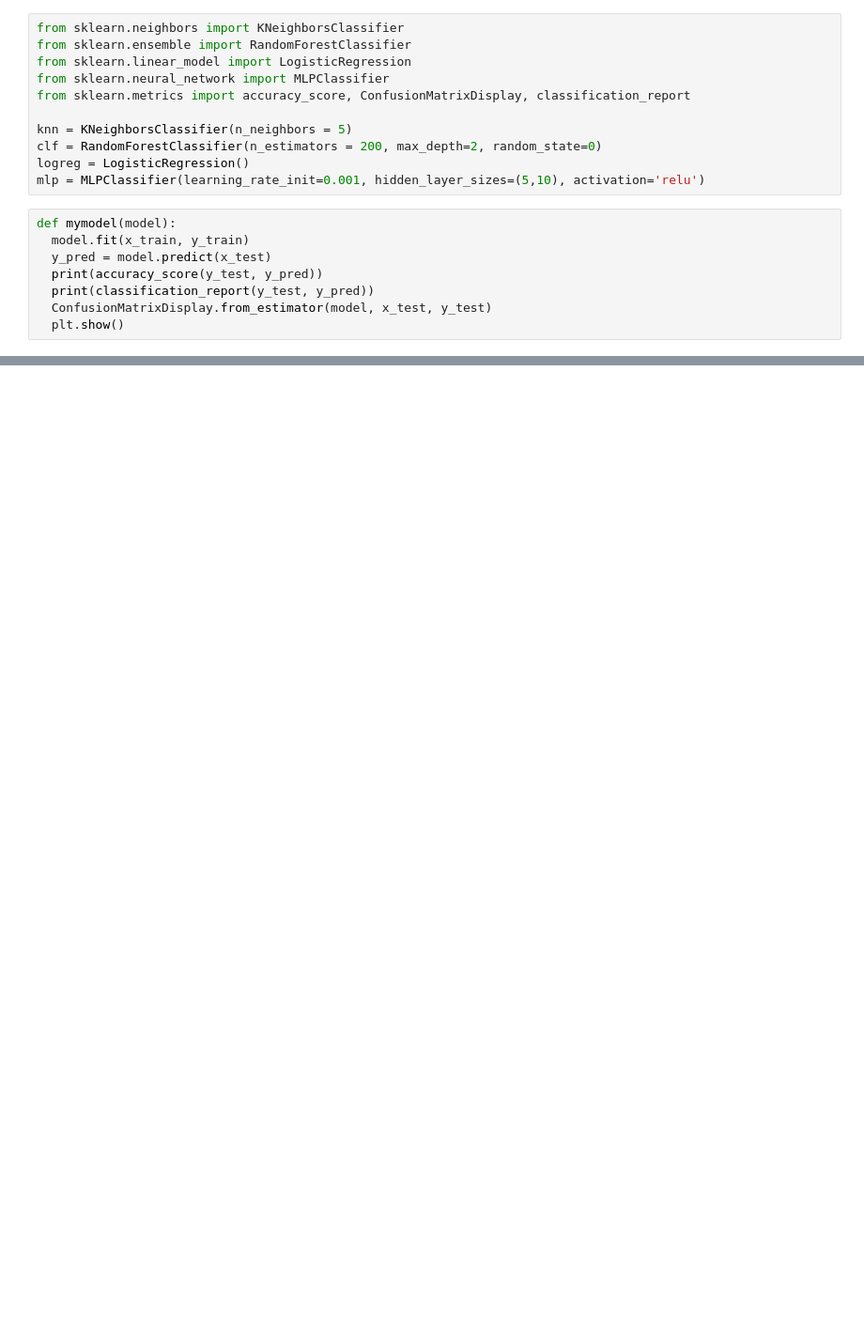
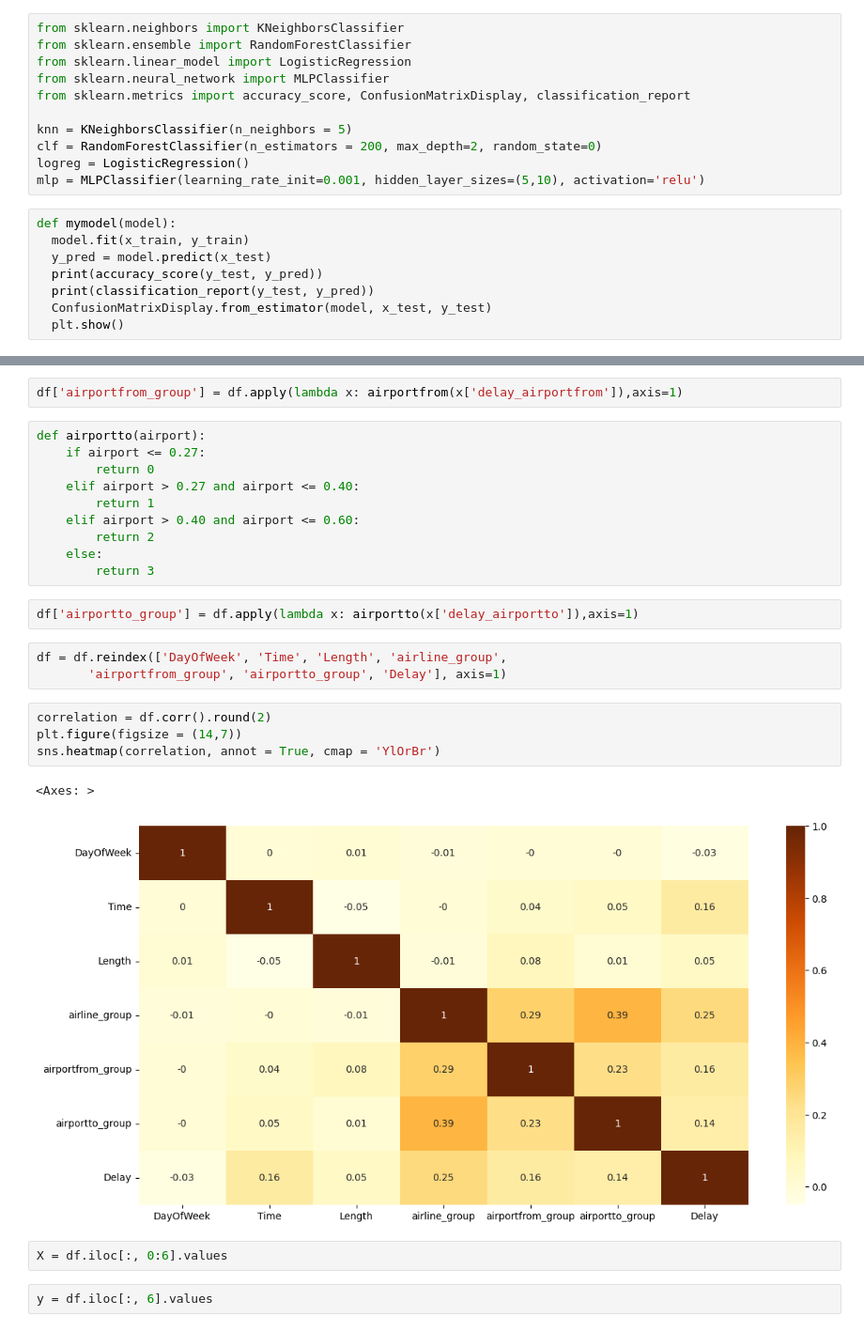
Before and after one commit to herbertgabriel/JaPodeVoar, a Jupyter notebook: app/models/train_model.ipynb, the cells around one changed output, grey strips where cells are left out. Shown: that part at 94% size. Cells and saved outputs as stored; diff of their text form; blank space fills up the shorter version.

```diff
--- a/app/models/train_model.ipynb
+++ b/app/models/train_model.ipynb
@@ -160,0 +360,28 @@ weighted avg       0.55      0.54      0.53     73685
+# %%
+df['airportfrom_group'] = df.apply(lambda x: airportfrom(x['delay_airportfrom']),axis=1)
+# %%
+def airportto(airport):
+    if airport <= 0.27:
+        return 0
+    elif airport > 0.27 and airport <= 0.40:
+        return 1
+    elif airport > 0.40 and airport <= 0.60:
+        return 2
+    else:
+        return 3
+# %%
+df['airportto_group'] = df.apply(lambda x: airportto(x['delay_airportto']),axis=1)
+# %%
+df = df.reindex(['DayOfWeek', 'Time', 'Length', 'airline_group',
+       'airportfrom_group', 'airportto_group', 'Delay'], axis=1)
+# %%
+correlation = df.corr().round(2)
+plt.figure(figsize = (14,7))
+sns.heatmap(correlation, annot = True, cmap = 'YlOrBr')
+# %% [output]
+<Axes: >
+[figure, added]
+# %%
+X = df.iloc[:, 0:6].values
+# %%
+y = df.iloc[:, 6].values
```
Also changed, not shown: parts of 52 cells of this notebook, 23 other files.
